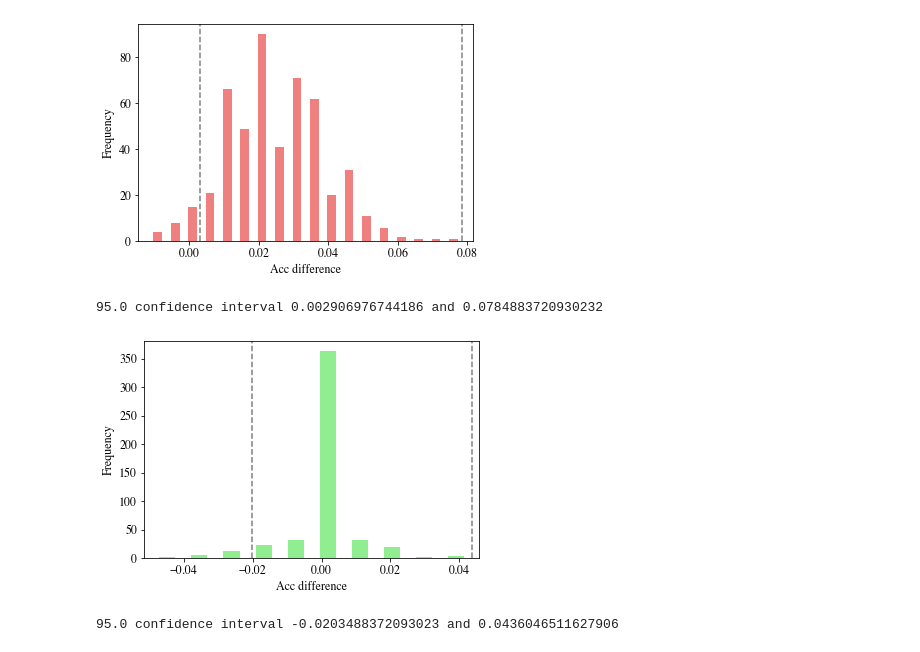
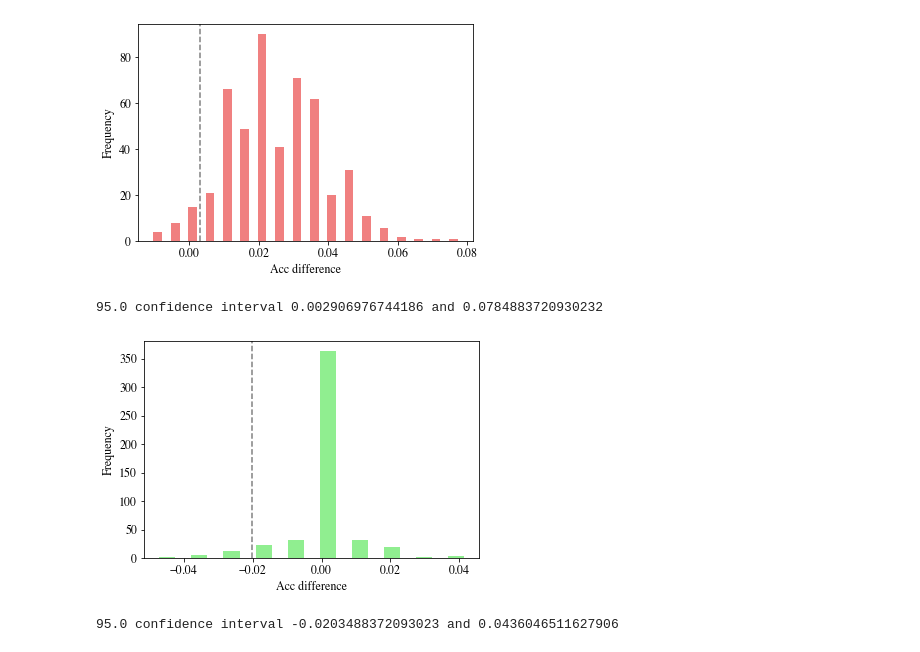
Before and after one commit to rooslucas/Bachelor-Thesis, a Jupyter notebook: BSRT/Bootstrap/bootstrap_visualisation_BSRT.ipynb, the cells around one changed output. Cells and saved outputs as stored; diff of their text form; code cells hidden in the pictures.

```diff
--- a/BSRT/Bootstrap/bootstrap_visualisation_BSRT.ipynb
+++ b/BSRT/Bootstrap/bootstrap_visualisation_BSRT.ipynb
@@ -11,25 +11,25 @@ output = pd.read_csv(data_file_path)
 # %%
 n, bins, patches2= plt.hist(x=output['diffa_o1-b'], bins='auto', color='lightcoral', rwidth=0.5)
 
 plt.xlabel('Acc difference')
 plt.ylabel('Frequency')
 #plt.title('Accuracy Difference between Model 1 and Baseline')
 maxfreq = n.max()
 
 # confidence intervals
 alpha = 0.95
 p = (1.0-alpha) * 100
 lower =  np.percentile(output['diffa_o1-b'], p)
 p = (alpha+((1.0-alpha)/2.0)) * 100
 upper =  max(output['diffa_o1-b']) #np.percentile(output['diffa_o1-b'], p)
 plt.axvline(lower, ls='--', c='grey')
-plt.axvline(upper, ls='--', c='grey')
+#plt.axvline(upper, ls='--', c='grey')
 
 plt.savefig('accdiff_1-b.png', dpi=300, bbox_inches='tight')# np.percentile(output['diffa_o3-b'], p)
 plt.show()
 print(f"\n{alpha*100} confidence interval {lower} and {upper}")
 # %% [output]
-[figure, old version]
+[figure, new version]
 95.0 confidence interval 0.002906976744186 and 0.0784883720930232
 # %%
 n2, bins2, patches2 = plt.hist(x=output['diffa_o2-b'], bins='auto', color='lightgreen', rwidth=0.5)
@@ -46,13 +46,13 @@ lower =  np.percentile(output['diffa_o2-b'], p)
 p = (alpha+((1.0-alpha)/2.0)) * 100
 upper = max(output['diffa_o2-b']) # np.percentile(output['diffa_o2-b'], p)
 plt.axvline(lower, ls='--', c='grey')
-plt.axvline(upper, ls='--', c='grey')
+#plt.axvline(upper, ls='--', c='grey')
 
 plt.savefig('accdiff_2-b.png', dpi=300, bbox_inches='tight')# np.percentile(output['diffa_o3-b'], p)
 plt.show()
 print(f"\n{alpha*100} confidence interval {lower} and {upper}")
 # %% [output]
-[figure, old version]
+[figure, new version]
 95.0 confidence interval -0.0203488372093023 and 0.0436046511627906
 # %%
 n3, bins3, patches3 = plt.hist(x=output['diffa_o3-b'], bins='auto', color='lightskyblue', rwidth=0.5)
```
Also changed, not shown: parts of 5 cells of this notebook.
